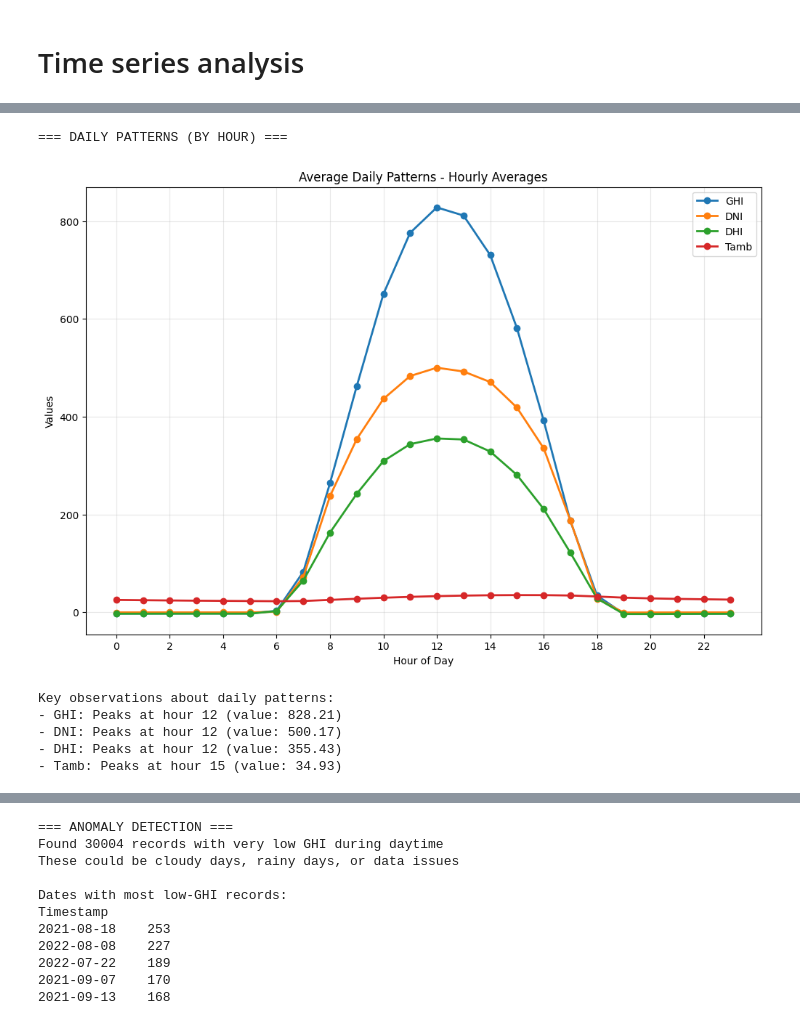
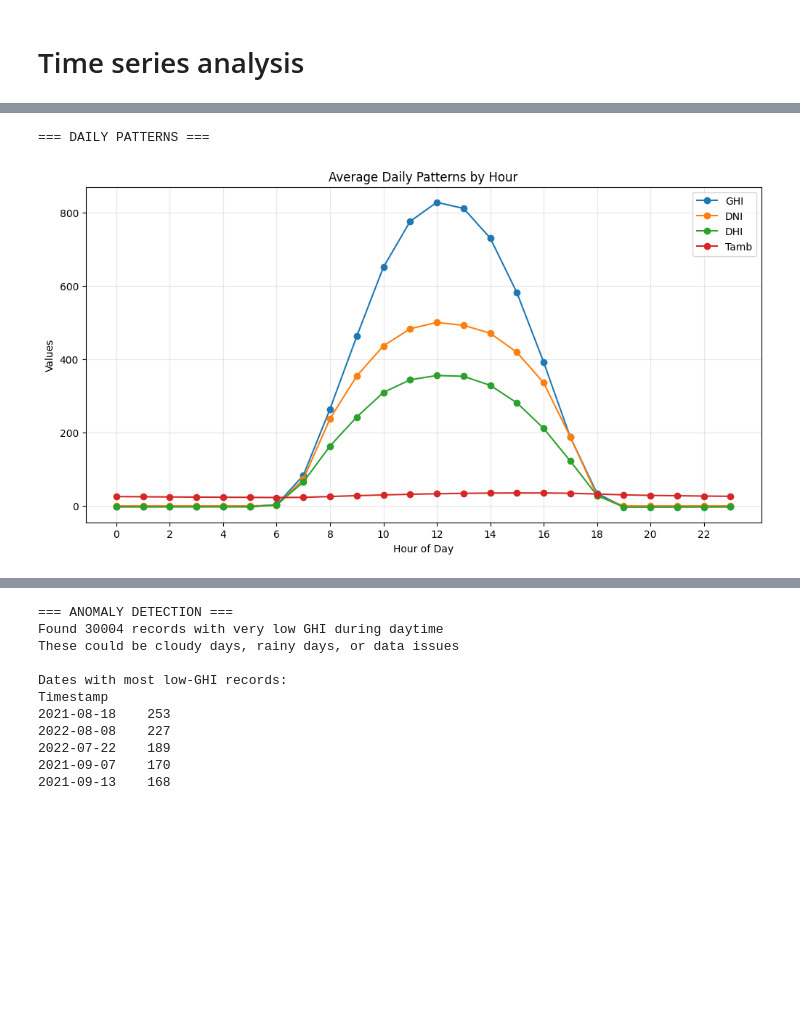
Before and after one commit to Avicci-b/Solar-Challenge-week0, a Jupyter notebook: notebooks/benin_eda.ipynb, the cells around one changed output, grey strips where cells are left out. Saved outputs shown, nothing was run; the diff lists cells and outputs as text; code cells hidden in the pictures; blank space fills up the shorter version.

```diff
--- a/notebooks/benin_eda.ipynb
+++ b/notebooks/benin_eda.ipynb
@@ -119,11 +187,12 @@ Key columns: ['GHI', 'DNI', 'DHI', 'ModA', 'ModB', 'WS', 'WSgust']
 Available columns in dataset: ['GHI', 'DNI', 'DHI', 'ModA', 'ModB', 'WS', 'WSgust']
 # %%
 # Compute Z-scores and flag outliers (|Z| > 3)
-print("\n=== OUTLIER DETECTION USING Z-SCORES ===")
+print("\nOUTLIER DETECTION USING Z-SCORES")
 
 # Create a copy of the dataframe for cleaning
 df_clean = df.copy()
-
+key_columns = ['GHI', 'DNI', 'DHI', 'ModA', 'ModB', 'WS', 'WSgust']
+available_columns = [col for col in key_columns if col in df.columns]
 for column in available_columns:
     # Calculate Z-scores
     z_scores = np.abs(stats.zscore(df_clean[column].dropna()))
@@ -268,36 +294,23 @@ plt.show()
 # %%
-# Analyze daily patterns by hour
-print("=== DAILY PATTERNS (BY HOUR) ===")
+## Daily Patterns
+print("=== DAILY PATTERNS ===")
 
 # Calculate hourly averages
-hourly_avg = df_clean.groupby('Hour')[ts_variables].mean()
+hourly_avg = df_clean.groupby('Hour')[variables_to_plot].mean()
 
-plt.figure(figsize=(12, 8))
-for i, variable in enumerate(ts_variables):
-    if variable in hourly_avg.columns:
-        plt.plot(hourly_avg.index, hourly_avg[variable],
-                marker='o', linewidth=2, label=variable)
+plt.figure(figsize=(12, 6))
+for var in variables_to_plot:
+    if var in hourly_avg.columns:
+        plt.plot(hourly_avg.index, hourly_avg[var], marker='o', label=var)
 
-plt.title('Average Daily Patterns - Hourly Averages')
+plt.title('Average Daily Patterns by Hour')
 plt.xlabel('Hour of Day')
 plt.ylabel('Values')
 plt.legend()
 plt.grid(True, alpha=0.3)
 plt.xticks(range(0, 24, 2))
 plt.show()
-
-print("Key observations about daily patterns:")
-for variable in ts_variables:
-    if variable in hourly_avg.columns:
-        max_hour = hourly_avg[variable].idxmax()
-        max_value = hourly_avg[variable].max()
-        print(f"- {variable}: Peaks at hour {max_hour} (value: {max_value:.2f})")
 # %% [output]
-=== DAILY PATTERNS (BY HOUR) ===
+=== DAILY PATTERNS ===
-[figure, old version]
+[figure, new version]
-Key observations about daily patterns:
-- GHI: Peaks at hour 12 (value: 828.21)
-- DNI: Peaks at hour 12 (value: 500.17)
-- DHI: Peaks at hour 12 (value: 355.43)
-- Tamb: Peaks at hour 15 (value: 34.93)
 # %%
```
Also changed, not shown: parts of 46 cells of this notebook.
